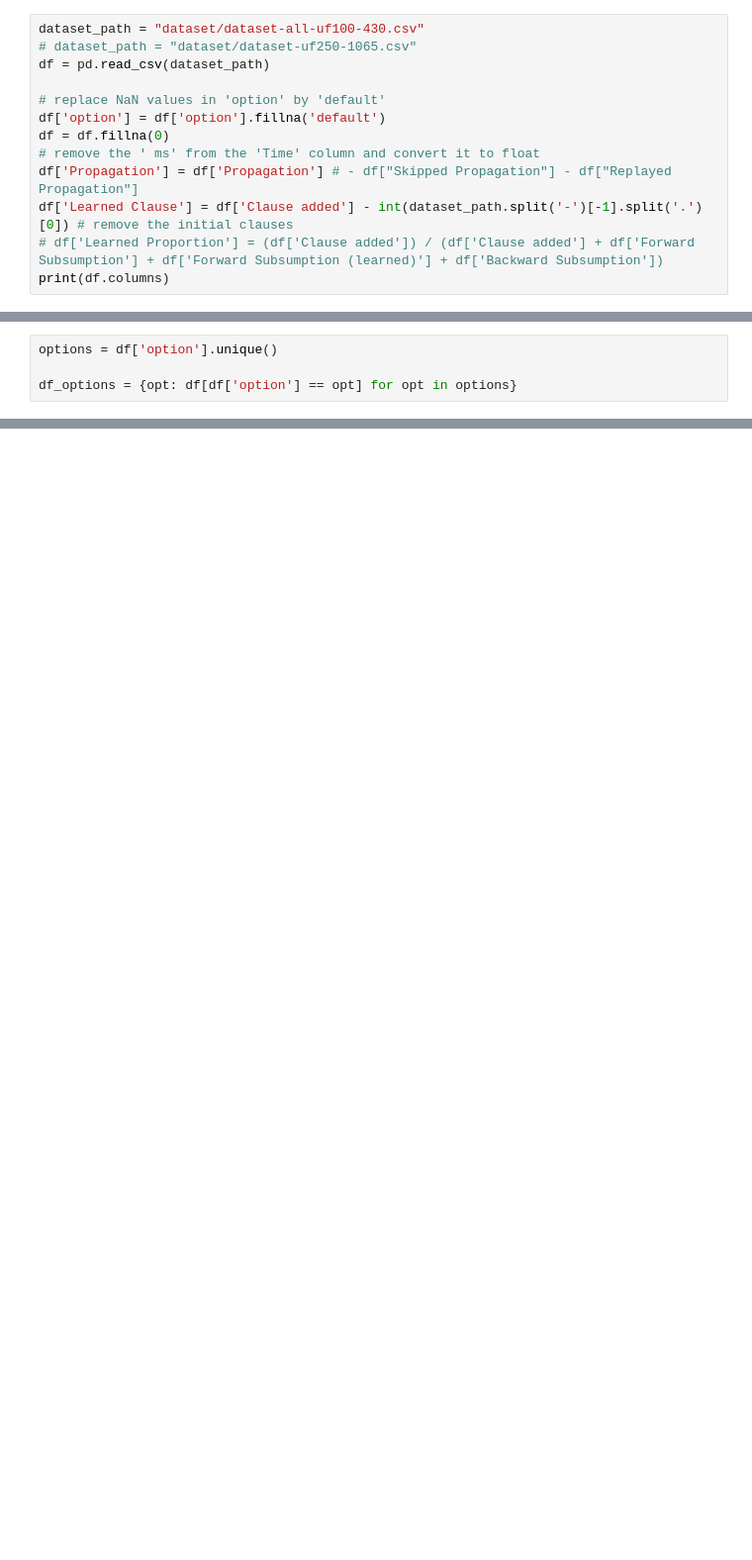
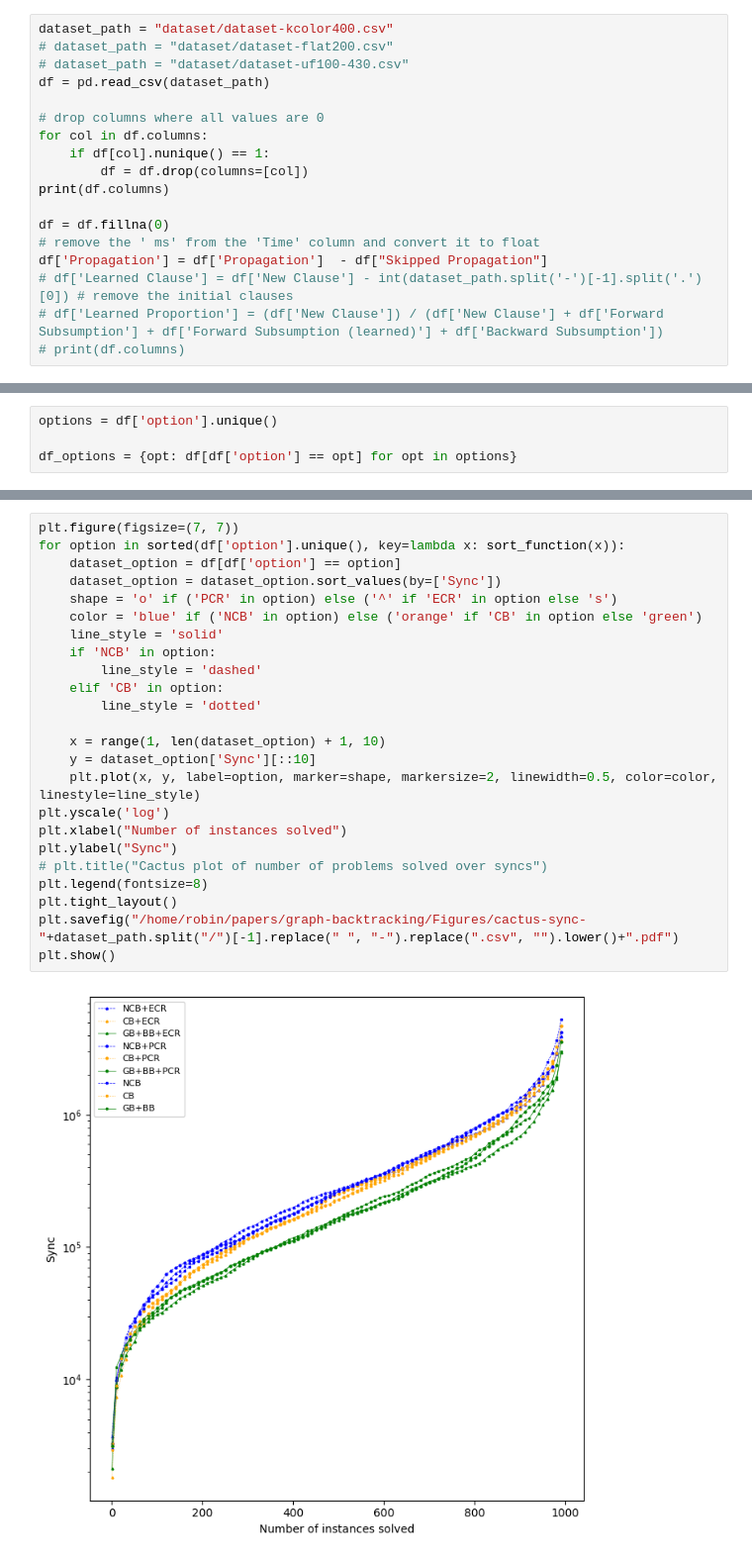
Before and after one commit to RobCoutel/NapSAT, a Jupyter notebook: scripts/compute_stats.ipynb, the cells around one changed output, grey strips where cells are left out. Shown at 99% size. Drawn from its saved outputs; the diff is of its cells as text; blank space fills up the shorter version.

```diff
--- a/scripts/compute_stats.ipynb
+++ b/scripts/compute_stats.ipynb
@@ -10,16 +10,21 @@ import matplotlib.pyplot as plt
 
 # print.__doc__ = p.__doc__
 # %%
-dataset_path = "dataset/dataset-all-uf100-430.csv"
-# dataset_path = "dataset/dataset-uf250-1065.csv"
+dataset_path = "dataset/dataset-kcolor400.csv"
+# dataset_path = "dataset/dataset-flat200.csv"
+# dataset_path = "dataset/dataset-uf100-430.csv"
 df = pd.read_csv(dataset_path)
 
-# replace NaN values in 'option' by 'default'
-df['option'] = df['option'].fillna('default')
+# drop columns where all values are 0
+for col in df.columns:
+    if df[col].nunique() == 1:
+        df = df.drop(columns=[col])
+print(df.columns)
+
 df = df.fillna(0)
 # remove the ' ms' from the 'Time' column and convert it to float
-df['Propagation'] = df['Propagation'] # - df["Skipped Propagation"] - df["Replayed Propagation"]
-df['Learned Clause'] = df['Clause added'] - int(dataset_path.split('-')[-1].split('.')[0]) # remove the initial clauses
-# df['Learned Proportion'] = (df['Clause added']) / (df['Clause added'] + df['Forward Subsumption'] + df['Forward Subsumption (learned)'] + df['Backward Subsumption'])
-print(df.columns)
+df['Propagation'] = df['Propagation']  - df["Skipped Propagation"]
+# df['Learned Clause'] = df['New Clause'] - int(dataset_path.split('-')[-1].split('.')[0]) # remove the initial clauses
+# df['Learned Proportion'] = (df['New Clause']) / (df['New Clause'] + df['Forward Subsumption'] + df['Forward Subsumption (learned)'] + df['Backward Subsumption'])
+# print(df.columns)
 # %% [output]
@@ -193,0 +321,26 @@ See the caveats in the documentation: https://pandas.pydata.org/pandas-docs/stab
+# %%
+plt.figure(figsize=(7, 7))
+for option in sorted(df['option'].unique(), key=lambda x: sort_function(x)):
+    dataset_option = df[df['option'] == option]
+    dataset_option = dataset_option.sort_values(by=['Sync'])
+    shape = 'o' if ('PCR' in option) else ('^' if 'ECR' in option else 's')
+    color = 'blue' if ('NCB' in option) else ('orange' if 'CB' in option else 'green')
+    line_style = 'solid'
+    if 'NCB' in option:
+        line_style = 'dashed'
+    elif 'CB' in option:
+        line_style = 'dotted'
+
+    x = range(1, len(dataset_option) + 1, 10)
+    y = dataset_option['Sync'][::10]
+    plt.plot(x, y, label=option, marker=shape, markersize=2, linewidth=0.5, color=color, linestyle=line_style)
+plt.yscale('log')
+plt.xlabel("Number of instances solved")
+plt.ylabel("Sync")
+# plt.title("Cactus plot of number of problems solved over syncs")
+plt.legend(fontsize=8)
+plt.tight_layout()
+plt.savefig("/home/robin/papers/graph-backtracking/Figures/cactus-sync-"+dataset_path.split("/")[-1].replace(" ", "-").replace(".csv", "").lower()+".pdf")
+plt.show()
+# %% [output]
+[figure, added]
```
Also changed, not shown: parts of 12 cells of this notebook, 6 other files.
